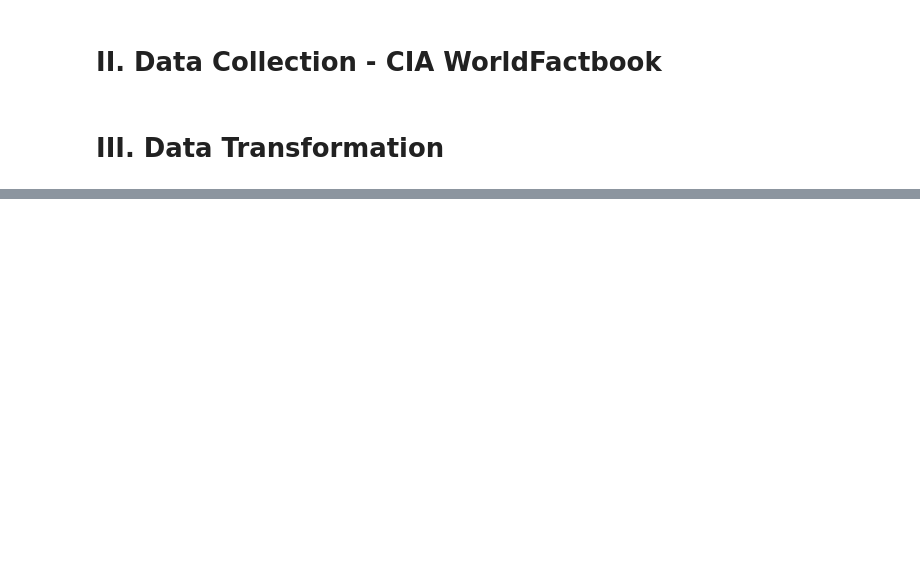
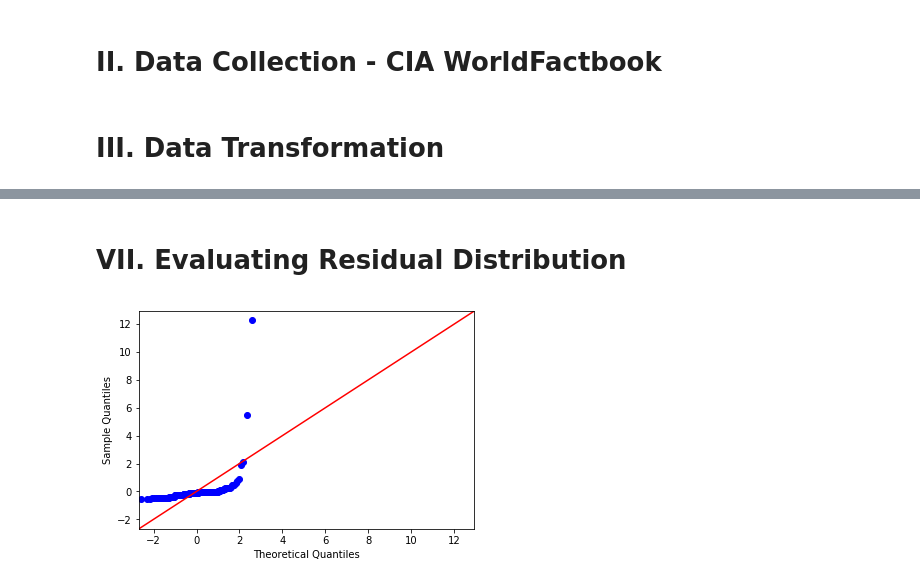
Before and after one commit to Silkways/CIA-Project, a Jupyter notebook: Main.ipynb, the cells around one changed output, grey strips where cells are left out. Cells and saved outputs as stored; diff of their text form; code cells hidden in the pictures; blank space fills up the shorter version.

```diff
--- a/Main.ipynb
+++ b/Main.ipynb
@@ -100,0 +162,31 @@ mili_df.rename(columns = {"mili_exp_%_gdp": "mili_exp_gdp"})
+# %%
+#Treatment for null values - dropping erroneous names / Nan Area points
+final_df.dropna(subset=['continent_name', "Area_sqKm", "refined_petroleum_consumption_barrels_per_day"], inplace = True)
+# %%
+#Treatment for null values - adding mili expenditures median for two countries / fill with 0 for remainder
+
+median_exp = final_df['mili_exp_gdp'].median()
+armed_countries = ['Syria','Qatar']
+
+rows_to_change = list(final_df[(final_df['mili_exp_gdp'].isnull()) &
+         (final_df.country.isin(armed_countries))].index)
+
+final_df.loc[rows_to_change,'mili_exp_gdp'] = median_exp
+final_df[final_df.country.isin(armed_countries)]
+
+final_df['mili_exp_gdp'].fillna(0,inplace = True )
+# %%
+##Treatment for null values - adding internet users median for two countries / fill with 0 for remainder
+
+median_int = final_df['number_of_internet_users'].median()
+internet_users = ['Afghanistan','South Sudan']
+
+int_rows_to_change = list(final_df[(final_df['number_of_internet_users'].isnull()) &
+         (final_df.country.isin(internet_users))].index)
+
+final_df.loc[int_rows_to_change,'number_of_internet_users'] = median_int
+final_df[final_df.country.isin(internet_users)]
+
+final_df['number_of_internet_users'].fillna(0,inplace = True )
+
+final_df.isnull().sum()
@@ -100,0 +209,4 @@ mili_df.rename(columns = {"mili_exp_%_gdp": "mili_exp_gdp"})
+# %%
+#Crombining non-fossil electricity fields / proxy for renewable source
+
+final_df['non_fossil_electricity'] = final_df['hydro_percentage_of_electricity_production'] + final_df['nuclear_percentage_of_electricity_production'] + final_df['other_renewable_percentage_of_electricity_production']
@@ -100,0 +243,9 @@ mili_df.rename(columns = {"mili_exp_%_gdp": "mili_exp_gdp"})
+# %% [markdown]
+# VII. Evaluating Residual Distribution
+# %%
+co2_model = ols("carbon_emissions_from_energy_consumption_MT ~ C(continent_name)", data=final_df).fit()
+residuals = co2_model.resid
+fig = sm.graphics.qqplot(residuals, dist=stats.norm, line='45', fit=True)
+fig.show()
+# %% [output]
+[figure, added]
```
Also changed, not shown: parts of 20 cells of this notebook, 1 other file.
